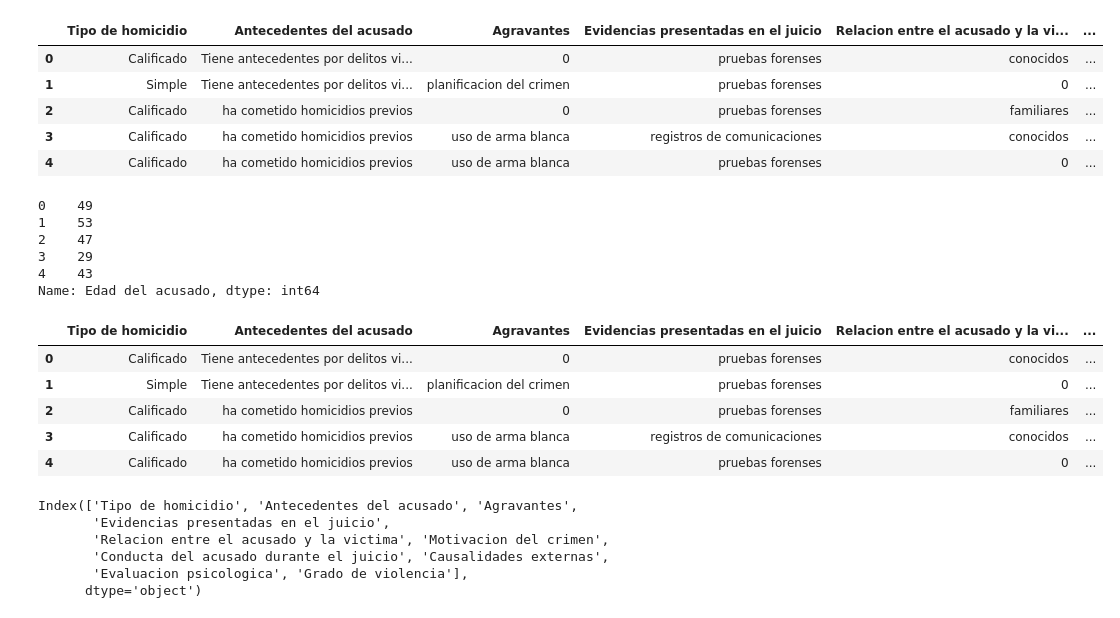
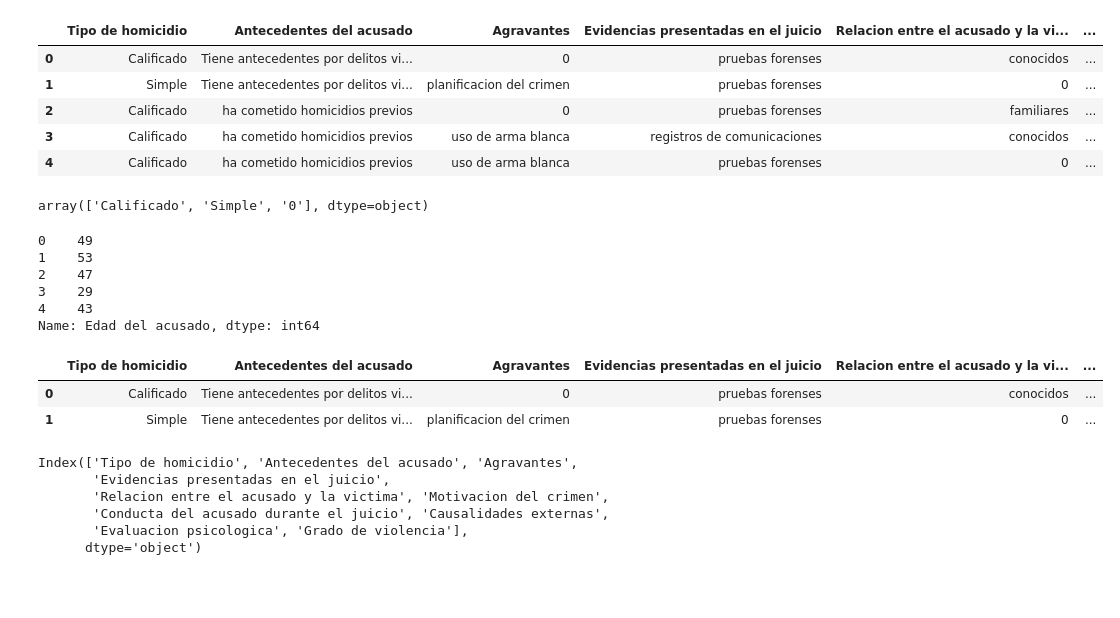
Before and after one commit to Jhan73/juezBot, a Jupyter notebook: juezBot/modelo/randomForest.ipynb, the cells around one changed output. Saved outputs shown, nothing was run; the diff lists cells and outputs as text; code cells hidden in the pictures; blank space fills up the shorter version.

```diff
--- a/juezBot/modelo/randomForest.ipynb
+++ b/juezBot/modelo/randomForest.ipynb
@@ -33,6 +33,10 @@ X.head()
 | 2 | Calificado | ha cometido homicidios previos | 0 | pruebas forenses | familiares | ... |
 | 3 | Calificado | ha cometido homicidios previos | uso de arma blanca | registros de comunicaciones | conocidos | ... |
 | 4 | Calificado | ha cometido homicidios previos | uso de arma blanca | pruebas forenses | 0 | ... |
+# %%
+X['Tipo de homicidio'].unique()
+# %% [output]
+array(['Calificado', 'Simple', '0'], dtype=object)
 # %%
 numerical = X['Edad del acusado']
 numerical.head()
@@ -45,14 +49,11 @@ numerical.head()
 Name: Edad del acusado, dtype: int64
 # %%
 categoriacal = X.drop(['Edad del acusado'], axis=1)
-categoriacal.head()
+categoriacal.head(2)
 # %% [output]
 |  | Tipo de homicidio | Antecedentes del acusado | Agravantes | Evidencias presentadas en el juicio | Relacion entre el acusado y la vi... | ... |
 | 0 | Calificado | Tiene antecedentes por delitos vi... | 0 | pruebas forenses | conocidos | ... |
 | 1 | Simple | Tiene antecedentes por delitos vi... | planificacion del crimen | pruebas forenses | 0 | ... |
-| 2 | Calificado | ha cometido homicidios previos | 0 | pruebas forenses | familiares | ... |
-| 3 | Calificado | ha cometido homicidios previos | uso de arma blanca | registros de comunicaciones | conocidos | ... |
-| 4 | Calificado | ha cometido homicidios previos | uso de arma blanca | pruebas forenses | 0 | ... |
 # %%
 TipoHomicidio = {'Simple': 1, 'Calificado': 2}
 AntecedentesAcusado = {'ausencia de antecedentes': 1, 'Tiene antecedentes por delitos violentos': 2, 'ha cometido homicidios previos': 3}
```
Also changed, not shown: 2 other files.
